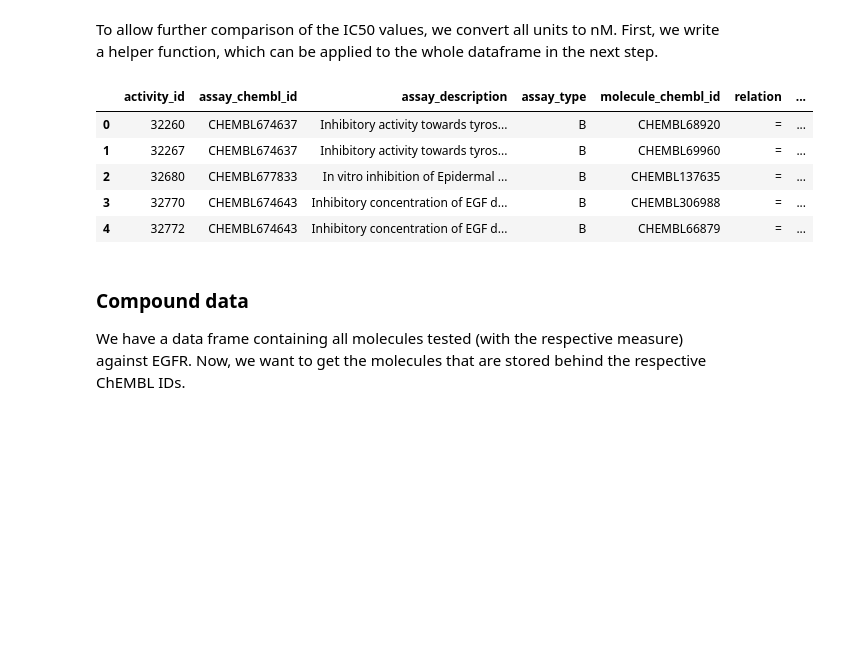
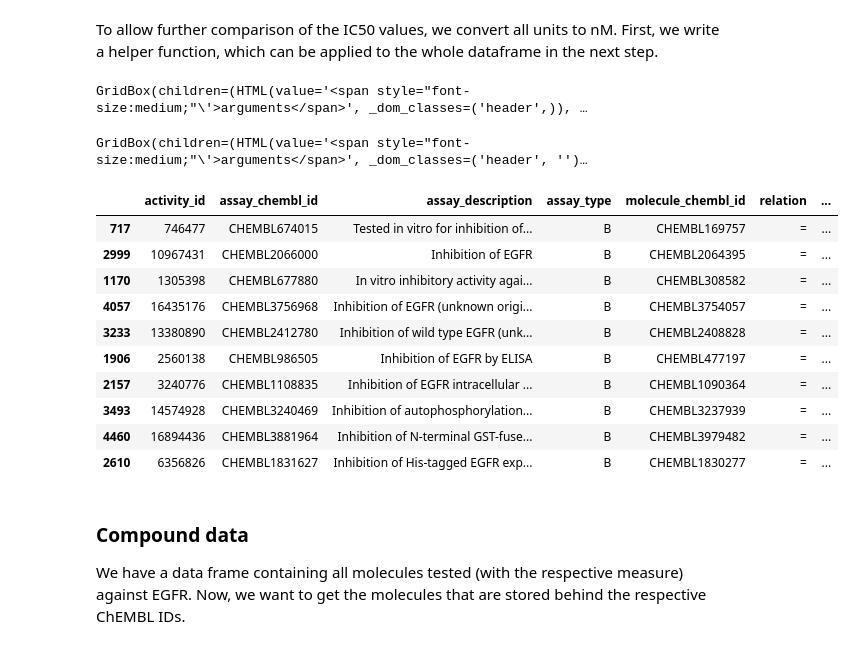
Before and after one commit to ICOA-SBC/GSON-cheminformatics, a Jupyter notebook: cours_2/T1_ChEMBL.ipynb, the cells around one changed output. Saved outputs shown, nothing was run; the diff lists cells and outputs as text; code cells hidden in the pictures; blank space fills up the shorter version.

```diff
--- a/cours_2/T1_ChEMBL.ipynb
+++ b/cours_2/T1_ChEMBL.ipynb
@@ -294 +313,5 @@ To allow further comparison of the IC50 values, we convert all units to nM. Firs
+# %%
+exo_convert_nM.example()
+# %% [output]
+GridBox(children=(HTML(value='<span style="font-size:medium;"\'>arguments</span>', _dom_classes=('header',)), …
 # %%
@@ -323,15 +352,4 @@ def convert_to_NM(unit, bioactivity):
-# %%
-bioactivity_nM = []
-for i, row in bioact_df.iterrows():
-    bioact_nM = convert_to_NM(row['units'], row['value'])
-    bioactivity_nM.append(bioact_nM)
-bioact_df['value'] = bioactivity_nM
-bioact_df['units'] = 'nM'
-bioact_df.head()
-# %% [output]
-|  | activity_id | assay_chembl_id | assay_description | assay_type | molecule_chembl_id | relation | ... |
-| 0 | 32260 | CHEMBL674637 | Inhibitory activity towards tyros... | B | CHEMBL68920 | = | ... |
-| 1 | 32267 | CHEMBL674637 | Inhibitory activity towards tyros... | B | CHEMBL69960 | = | ... |
-| 2 | 32680 | CHEMBL677833 | In vitro inhibition of Epidermal ... | B | CHEMBL137635 | = | ... |
-| 3 | 32770 | CHEMBL674643 | Inhibitory concentration of EGF d... | B | CHEMBL306988 | = | ... |
-| 4 | 32772 | CHEMBL674643 | Inhibitory concentration of EGF d... | B | CHEMBL66879 | = | ... |
+# %%
+exo_convert_nM.correction(convert_nM)
+# %% [output]
+GridBox(children=(HTML(value='<span style="font-size:medium;"\'>arguments</span>', _dom_classes=('header', '')…
@@ -338,3 +358,17 @@ bioact_df.head()
+# %%
+bioact_df.sample(10)
+# %% [output]
+|  | activity_id | assay_chembl_id | assay_description | assay_type | molecule_chembl_id | relation | ... |
+| 717 | 746477 | CHEMBL674015 | Tested in vitro for inhibition of... | B | CHEMBL169757 | = | ... |
+| 2999 | 10967431 | CHEMBL2066000 | Inhibition of EGFR | B | CHEMBL2064395 | = | ... |
+| 1170 | 1305398 | CHEMBL677880 | In vitro inhibitory activity agai... | B | CHEMBL308582 | = | ... |
+| 4057 | 16435176 | CHEMBL3756968 | Inhibition of EGFR (unknown origi... | B | CHEMBL3754057 | = | ... |
+| 3233 | 13380890 | CHEMBL2412780 | Inhibition of wild type EGFR (unk... | B | CHEMBL2408828 | = | ... |
+| 1906 | 2560138 | CHEMBL986505 | Inhibition of EGFR by ELISA | B | CHEMBL477197 | = | ... |
+| 2157 | 3240776 | CHEMBL1108835 | Inhibition of EGFR intracellular ... | B | CHEMBL1090364 | = | ... |
+| 3493 | 14574928 | CHEMBL3240469 | Inhibition of autophosphorylation... | B | CHEMBL3237939 | = | ... |
+| 4460 | 16894436 | CHEMBL3881964 | Inhibition of N-terminal GST-fuse... | B | CHEMBL3979482 | = | ... |
+| 2610 | 6356826 | CHEMBL1831627 | Inhibition of His-tagged EGFR exp... | B | CHEMBL1830277 | = | ... |
 # %% [markdown]
 ### Compound data
 
```
Also changed, not shown: parts of 28 cells of this notebook, 3 other files.
